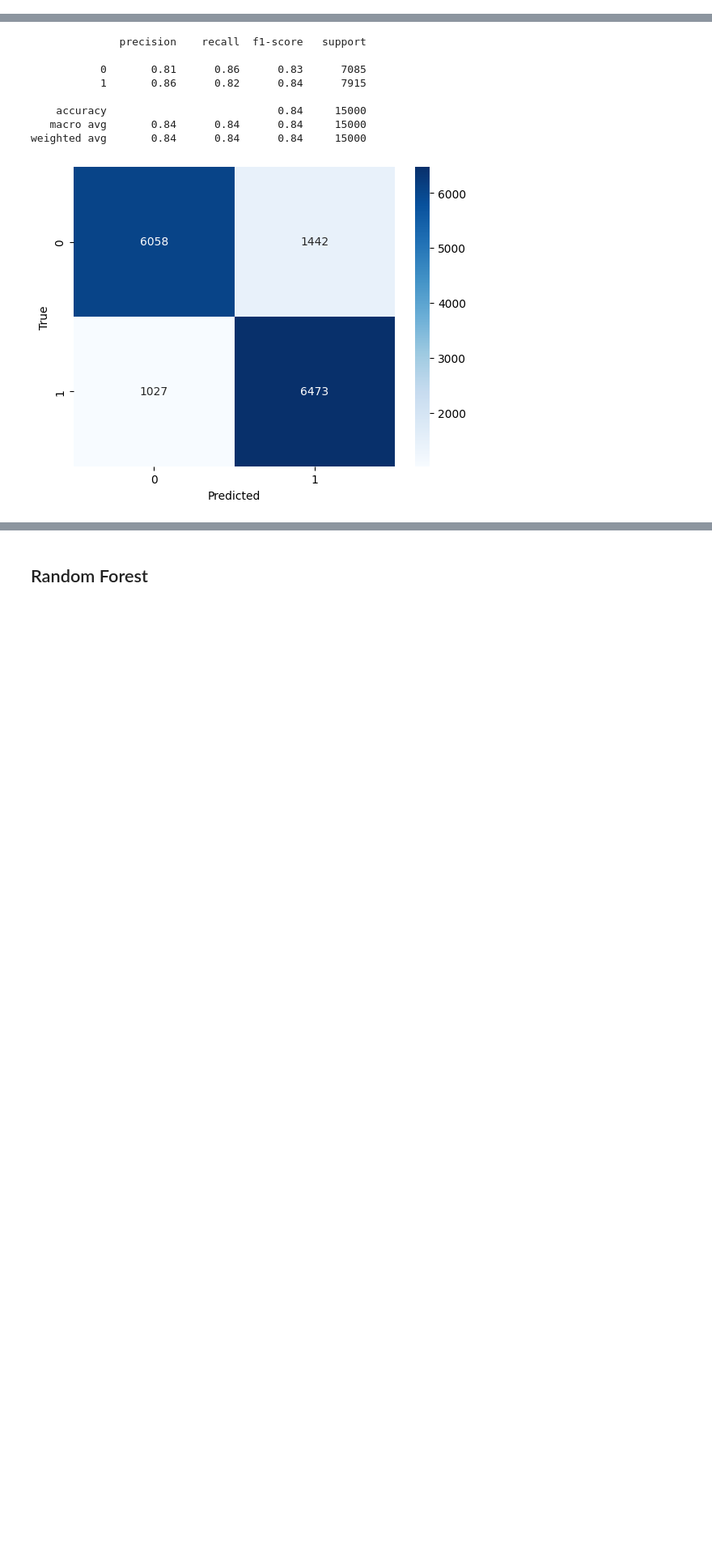
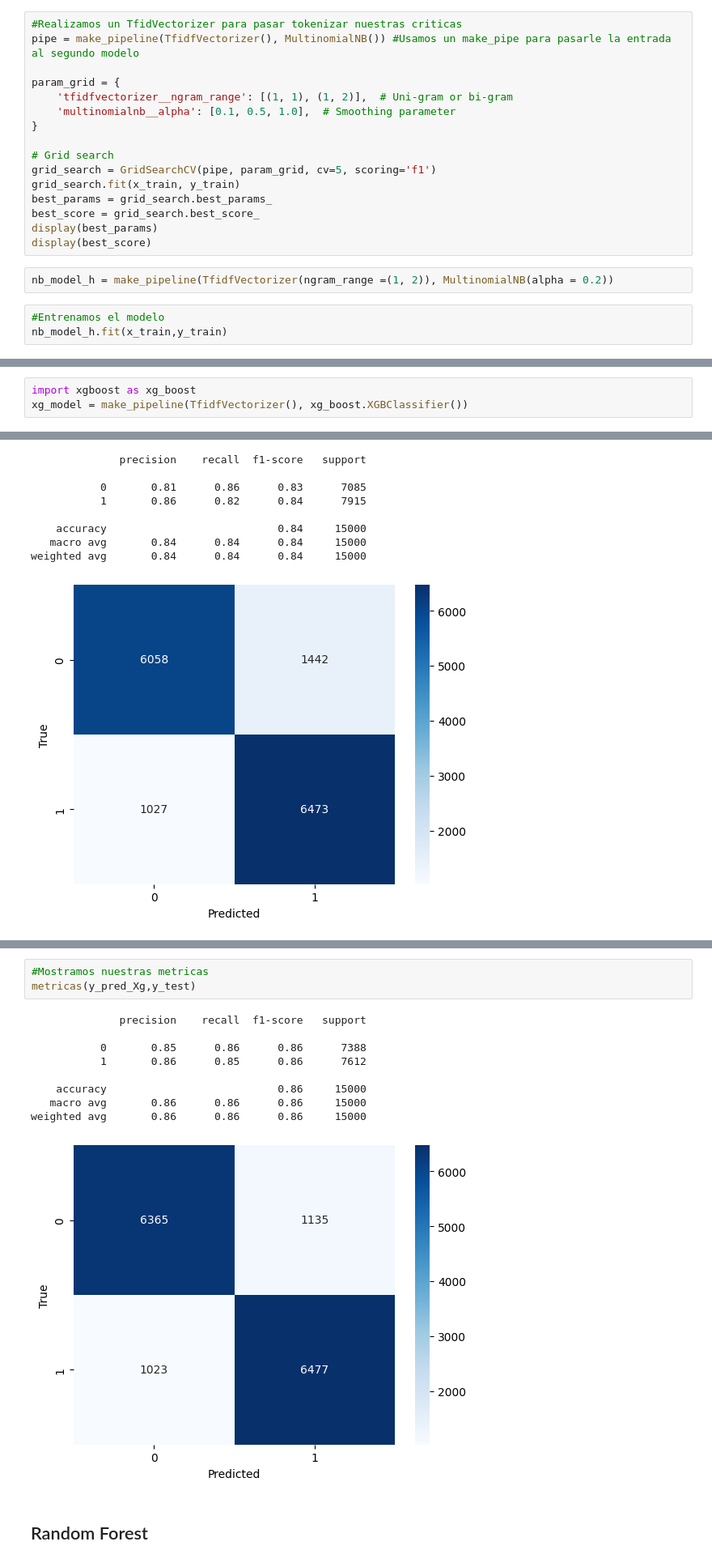
Before and after one commit to franciscoL0pez/TrabajosPracticosOrganizacionDeDatos1C2023, a Jupyter notebook: 7506R-1C2023-GRUPO17.ipynb, the cells around one changed output, grey strips where cells are left out. Shown at 81% size. Cells and saved outputs as stored; diff of their text form; blank space fills up the shorter version.

```diff
--- a/7506R-1C2023-GRUPO17.ipynb
+++ b/7506R-1C2023-GRUPO17.ipynb
@@ -175,0 +180,21 @@ def metricas(y_pred,y_test):
+# %%
+#Realizamos un TfidVectorizer para pasar tokenizar nuestras criticas
+pipe = make_pipeline(TfidfVectorizer(), MultinomialNB()) #Usamos un make_pipe para pasarle la entrada al segundo modelo
+
+param_grid = {
+    'tfidfvectorizer__ngram_range': [(1, 1), (1, 2)],  # Uni-gram or bi-gram
+    'multinomialnb__alpha': [0.1, 0.5, 1.0],  # Smoothing parameter
+}
+
+# Grid search
+grid_search = GridSearchCV(pipe, param_grid, cv=5, scoring='f1')
+grid_search.fit(x_train, y_train)
+best_params = grid_search.best_params_
+best_score = grid_search.best_score_
+display(best_params)
+display(best_score)
+# %%
+nb_model_h = make_pipeline(TfidfVectorizer(ngram_range =(1, 2)), MultinomialNB(alpha = 0.2))
+# %%
+#Entrenamos el modelo
+nb_model_h.fit(x_train,y_train)
@@ -232,0 +222,3 @@ y_pred_Xg = xg_model.predict(x_test)
+# %%
+import xgboost as xg_boost
+xg_model = make_pipeline(TfidfVectorizer(), xg_boost.XGBClassifier())
@@ -245,2 +270,15 @@ weighted avg       0.84      0.84      0.84     15000
+# %%
+#Mostramos nuestras metricas
+metricas(y_pred_Xg,y_test)
+# %% [output]
+              precision    recall  f1-score   support
+
+           0       0.85      0.86      0.86      7388
+           1       0.86      0.85      0.86      7612
+
+    accuracy                           0.86     15000
+   macro avg       0.86      0.86      0.86     15000
+weighted avg       0.86      0.86      0.86     15000
+[figure, added]
 # %% [markdown]
 ## Random Forest
```
Also changed, not shown: parts of 44 cells of this notebook, 5 other files.
